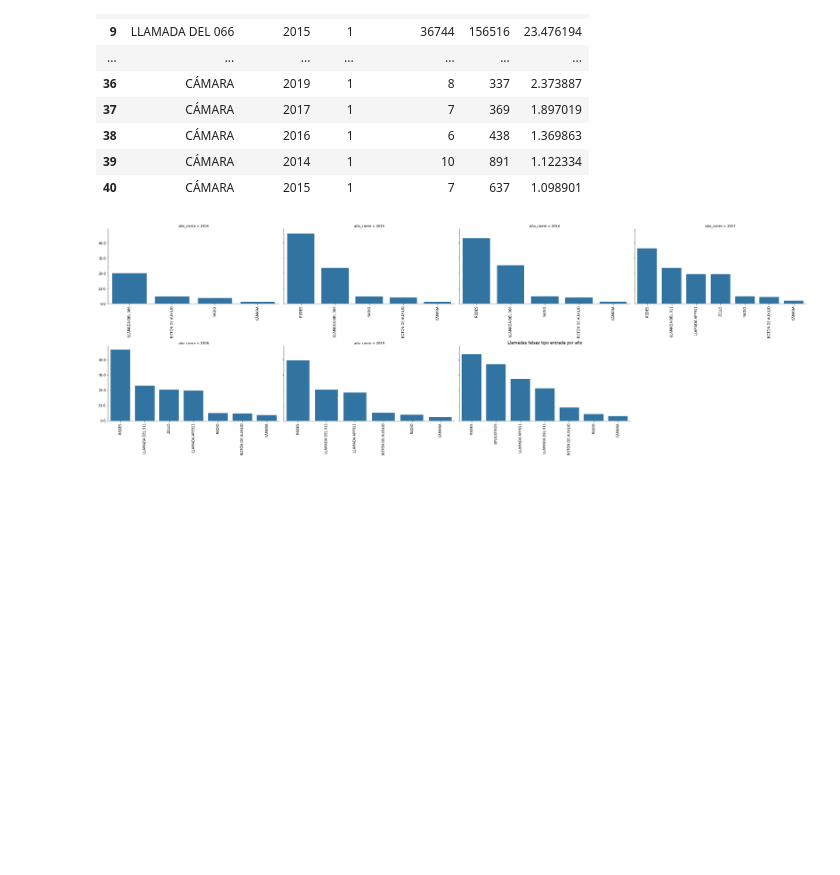
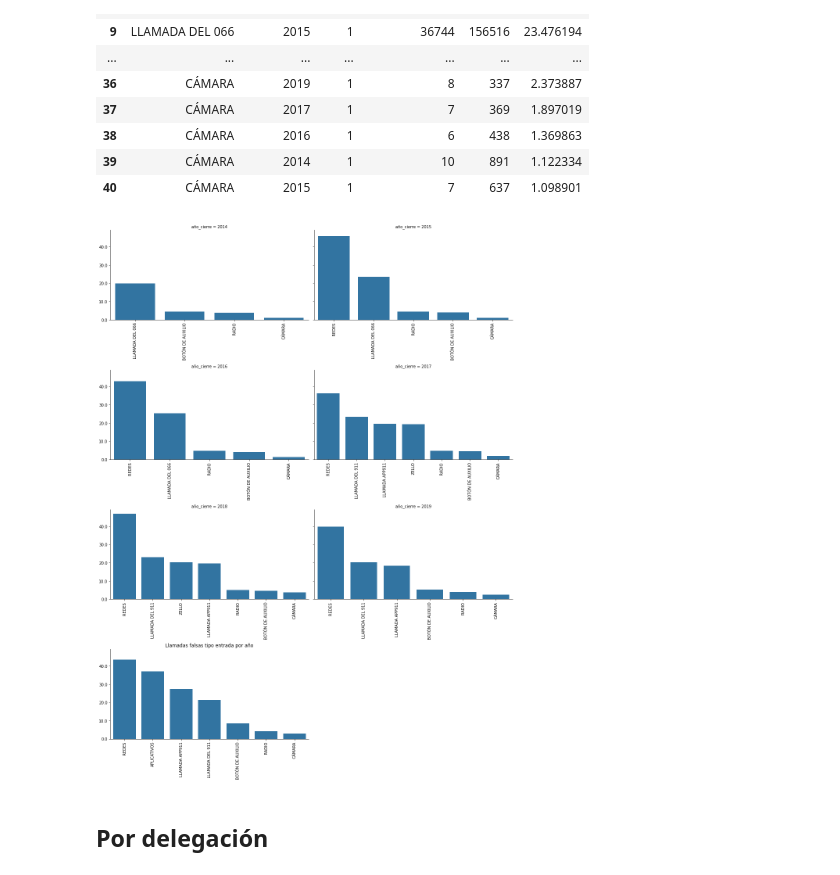
Before and after one commit to caroacostatovany/accidentes-viales-CDMX, a Jupyter notebook: notebooks/EDA_GEDA_Caro.ipynb, the cells around one changed output. Cells and saved outputs as stored; diff of their text form; code cells hidden in the pictures; blank space fills up the shorter version.

```diff
--- a/notebooks/EDA_GEDA_Caro.ipynb
+++ b/notebooks/EDA_GEDA_Caro.ipynb
@@ -753,20 +690,22 @@ tipo_entrada_falsa
 # %%
 p = sns.FacetGrid(tipo_entrada_falsa,
                   col="año_cierre",
-                  col_wrap=4,
+                  col_wrap=2,
                   sharex=False,
                   sharey=True,
                   aspect=1.5,
                   legend_out=True,
                   height=5)
 p.map_dataframe(sns.barplot, y="prop", x="tipo_entrada")
 for ax in p.axes.flat:
     for label in ax.get_yticklabels():
         ax.yaxis.set_major_formatter(FuncFormatter(number_formatter))
 
     ax.set_xticklabels(ax.get_xticklabels(), rotation=90)
 p.tight_layout()
 plt.title("Llamadas falsas tipo entrada por año")
 plt.show()
 # %% [output]
-[figure, old version]
+[figure, new version]
+# %% [markdown]
+## Por delegación
```
Also changed, not shown: parts of 18 cells of this notebook.
